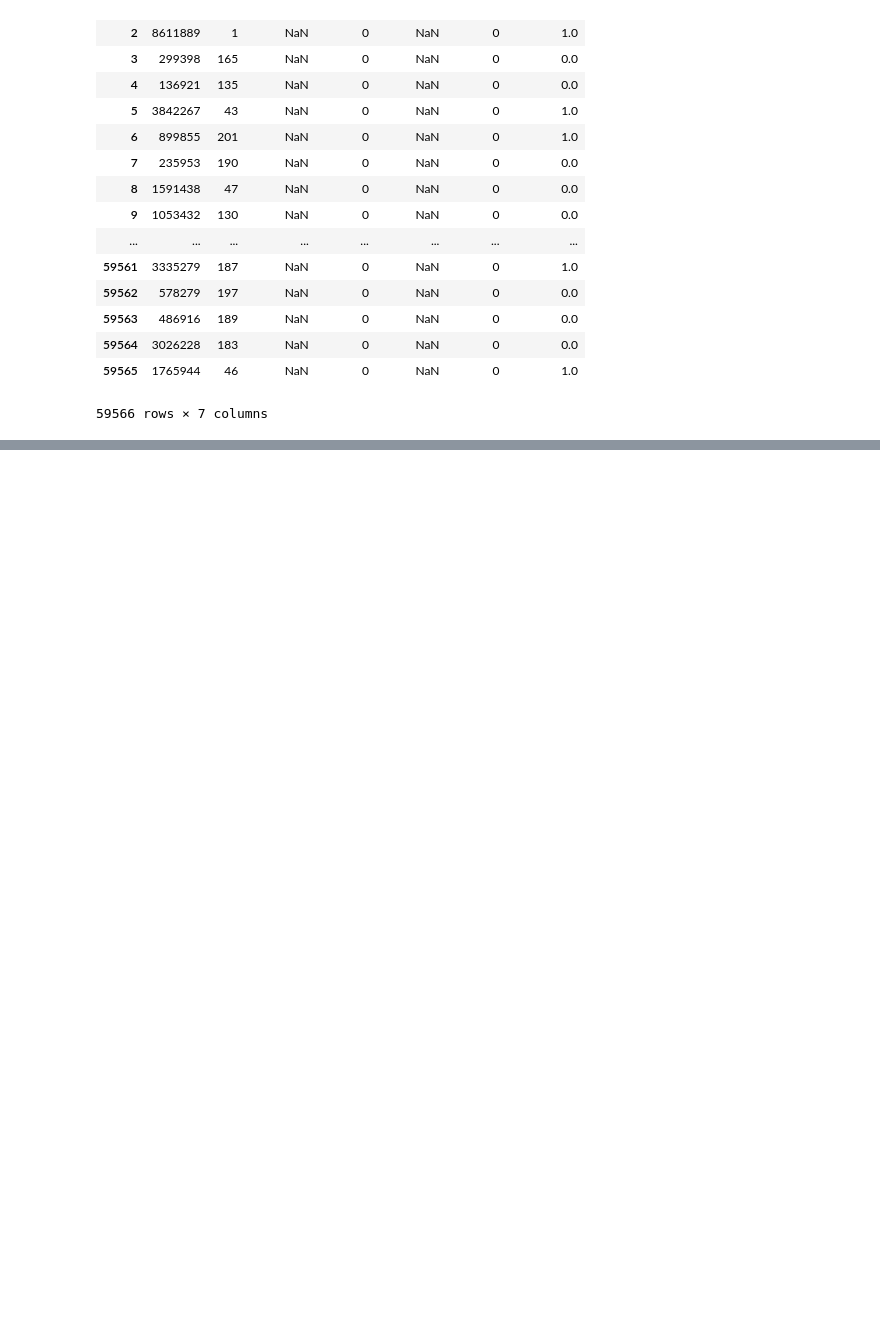
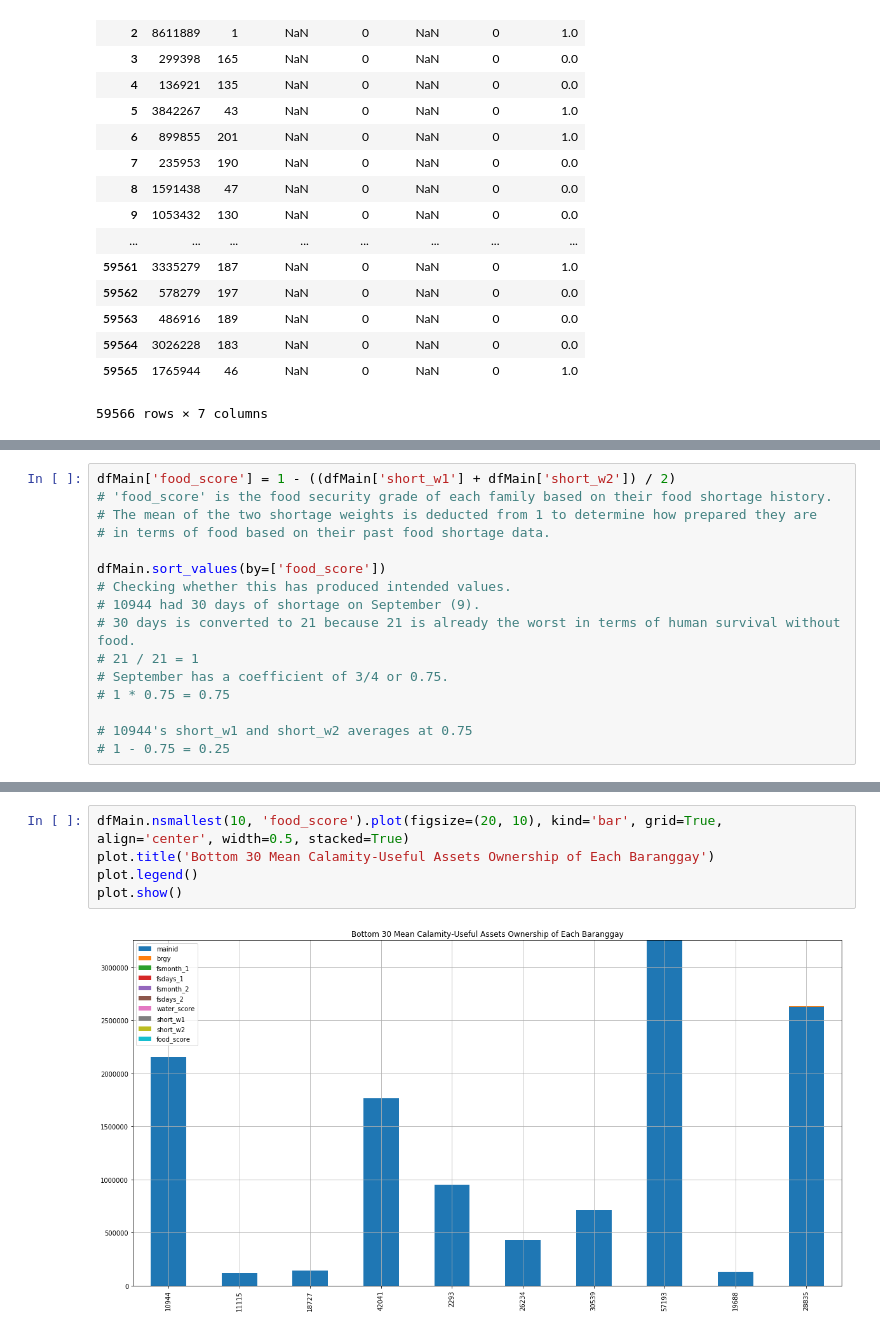
Before and after one commit to christianalderite/DATASCI-Final-Project, a Jupyter notebook: DATASCI Project Score 3.ipynb, the cells around one changed output, grey strips where cells are left out. Cells and saved outputs as stored; diff of their text form; blank space fills up the shorter version.

```diff
--- a/DATASCI Project Score 3.ipynb
+++ b/DATASCI Project Score 3.ipynb
@@ -273,0 +285,16 @@ for i, row in dfMain.iterrows():
+# %%
+dfMain['food_score'] = 1 - ((dfMain['short_w1'] + dfMain['short_w2']) / 2)
+# 'food_score' is the food security grade of each family based on their food shortage history.
+# The mean of the two shortage weights is deducted from 1 to determine how prepared they are
+# in terms of food based on their past food shortage data.
+
+dfMain.sort_values(by=['food_score'])
+# Checking whether this has produced intended values.
+# 10944 had 30 days of shortage on September (9).
+# 30 days is converted to 21 because 21 is already the worst in terms of human survival without food.
+# 21 / 21 = 1
+# September has a coefficient of 3/4 or 0.75.
+# 1 * 0.75 = 0.75
+
+# 10944's short_w1 and short_w2 averages at 0.75
+# 1 - 0.75 = 0.25
@@ -274 +379,8 @@ for i, row in dfMain.iterrows():
+# %%
+dfMain.nsmallest(10, 'food_score').plot(figsize=(20, 10), kind='bar', grid=True, align='center', width=0.5, stacked=True)
+plot.title('Bottom 30 Mean Calamity-Useful Assets Ownership of Each Baranggay')
+plot.legend()
+plot.show()
+# %% [output]
+[figure, added]
 # %%
```
Also changed, not shown: parts of 12 cells of this notebook, 2 other files.
